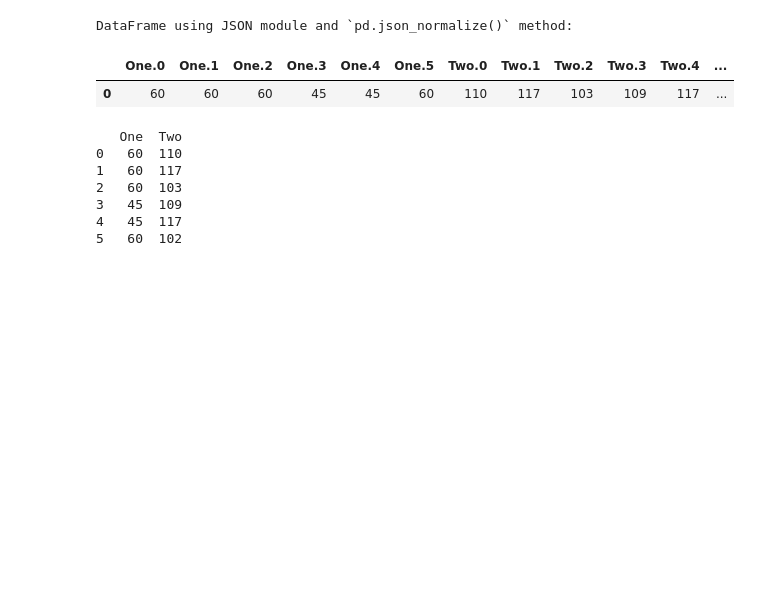
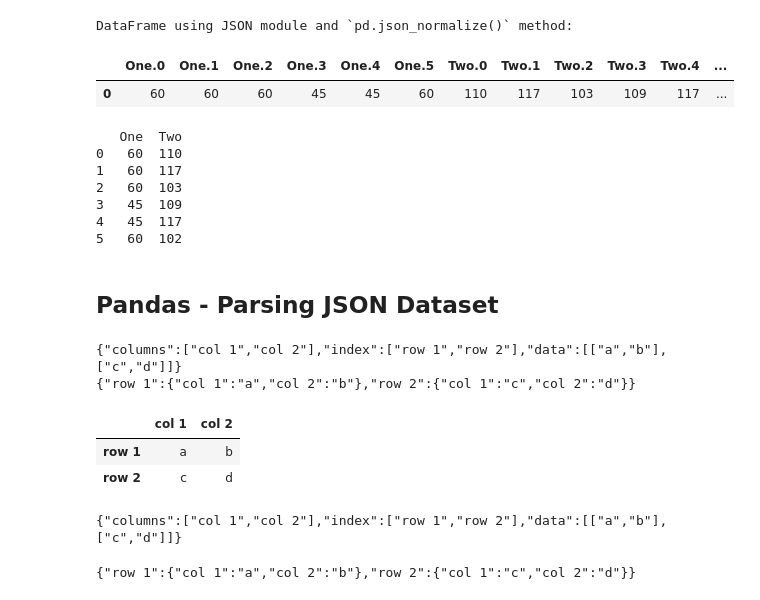
Before and after one commit to Muhammad-Umair-0/Machine-Learning, a Jupyter notebook: Pandas/input_output.ipynb, the cells around one changed output. Saved outputs shown, nothing was run; the diff lists cells and outputs as text; code cells hidden in the pictures; blank space fills up the shorter version.

```diff
--- a/Pandas/input_output.ipynb
+++ b/Pandas/input_output.ipynb
@@ -217,3 +217,5 @@ print(df)
 3   45  109
 4   45  117
 5   60  102
+# %% [markdown]
+## Pandas - Parsing JSON Dataset
@@ -219,0 +224,22 @@ print(df)
+# %%
+# creating dataframe and convert it into json data frame
+df = pd.DataFrame([['a', 'b'], ['c', 'd']],
+                  index=['row 1', 'row 2'],
+                  columns=['col 1', 'col 2'])
+# %% [output]
+{"columns":["col 1","col 2"],"index":["row 1","row 2"],"data":[["a","b"],["c","d"]]}
+{"row 1":{"col 1":"a","col 2":"b"},"row 2":{"col 1":"c","col 2":"d"}}
+# %%
+df
+# %% [output]
+|  | col 1 | col 2 |
+| row 1 | a | b |
+| row 2 | c | d |
+# %%
+print(df.to_json(orient='split'))
+# %% [output]
+{"columns":["col 1","col 2"],"index":["row 1","row 2"],"data":[["a","b"],["c","d"]]}
+# %%
+print(df.to_json(orient='index'))
+# %% [output]
+{"row 1":{"col 1":"a","col 2":"b"},"row 2":{"col 1":"c","col 2":"d"}}
```
Also changed, not shown: parts of 1 cell of this notebook.
